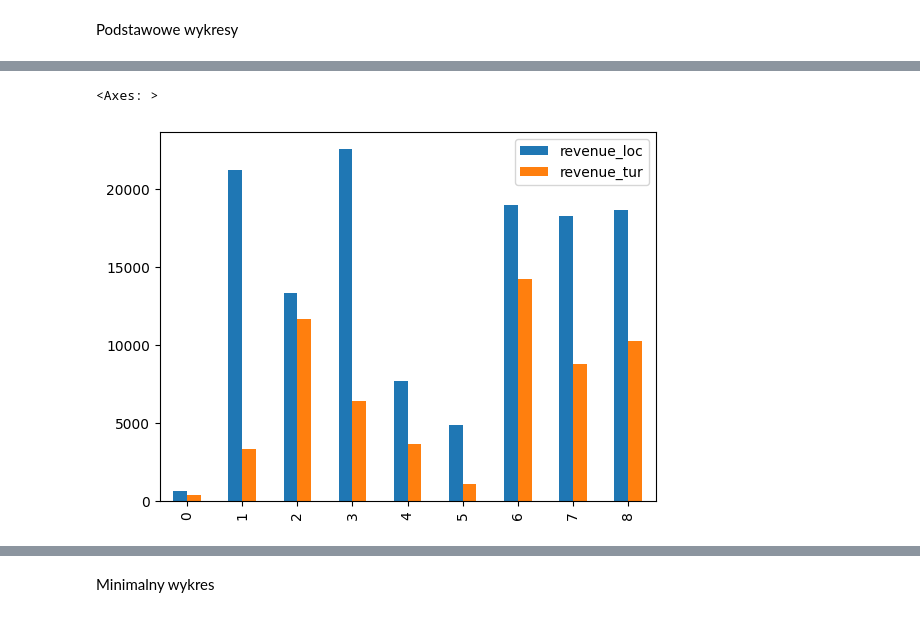
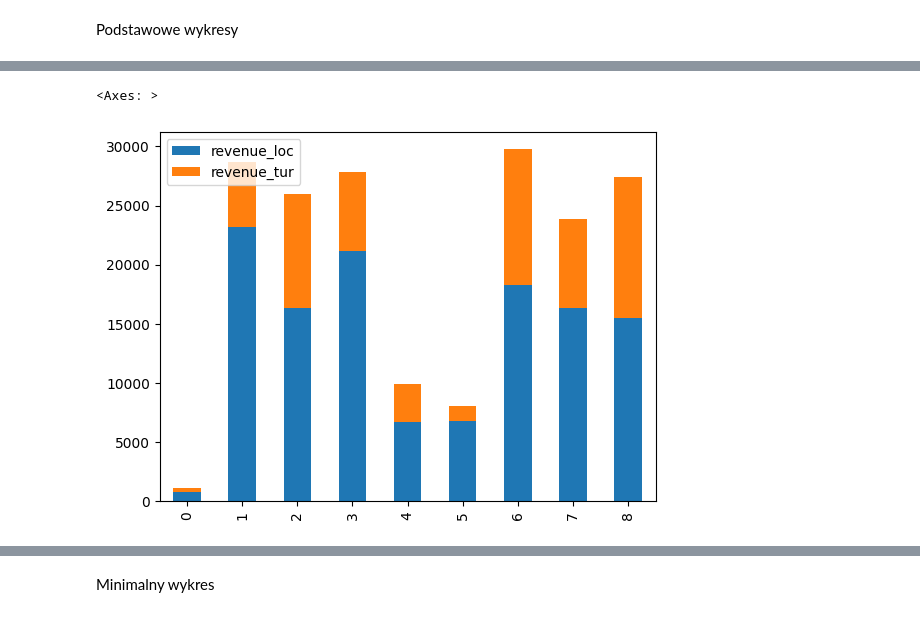
Before and after one commit to emiliamajdys/DataVisualization-, a Jupyter notebook: 01-bar.ipynb, the cells around one changed output, grey strips where cells are left out. Saved outputs shown, nothing was run; the diff lists cells and outputs as text; code cells hidden in the pictures.

```diff
--- a/01-bar.ipynb
+++ b/01-bar.ipynb
@@ -116,8 +116,8 @@ t1.plot.bar()
 # %%
-t1[["revenue_loc", "revenue_tur"]].plot.bar()
+t1[["revenue_loc", "revenue_tur"]].plot.bar(stacked=True)
 # %% [output]
 <Axes: >
-[figure, old version]
+[figure, new version]
 # %%
 t1[["revenue_loc", "revenue_tur"]].plot.barh(stacked=True)
 # %% [output]
```
Also changed, not shown: parts of 45 cells of this notebook.
